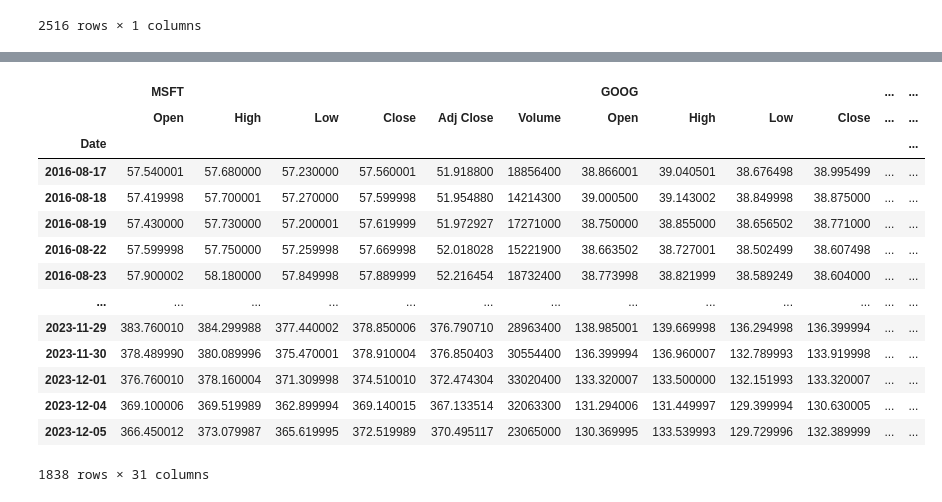
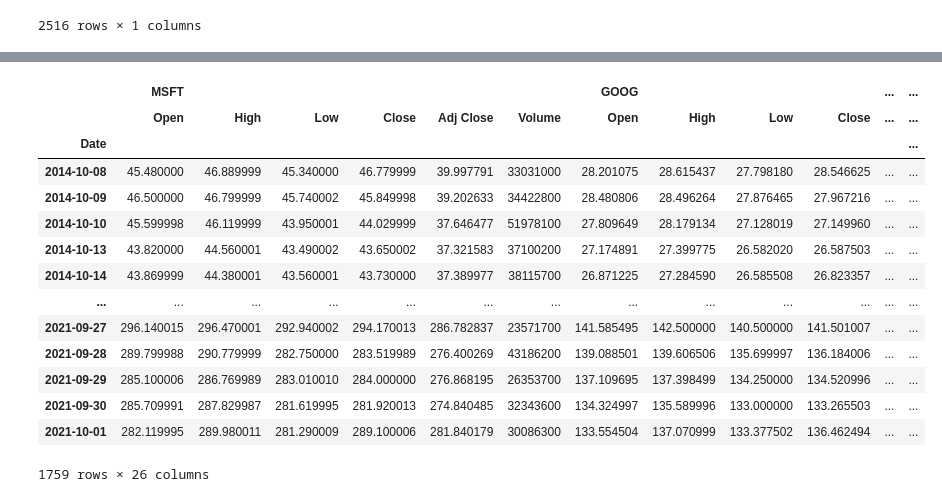
Before and after one commit to KingCam12/Project1_Group3, a Jupyter notebook: project1_group3.ipynb, the cells around one changed output, grey strips where cells are left out. Saved outputs shown, nothing was run; the diff lists cells and outputs as text; code cells hidden in the pictures.

```diff
--- a/project1_group3.ipynb
+++ b/project1_group3.ipynb
@@ -10,19 +10,17 @@ from datetime import datetime
 from pathlib import Path
 # %%
 # Import Data
-microsoft_path = Path("Resources/MSFT_daily_data.csv")
+microsoft_path = Path("Resources/MSFT.csv")
 google_path = Path("Resources/GOOG.csv")
-dell_path = Path("Resources/DELL_daily_data.csv")
-ibm_path = Path("Resources/IBM_daily_data.csv")
-intel_path = Path("Resources/INTC_daily_data.csv")
-sp500_path = Path("Resources/sp500_index.csv")
+apple_path = Path("Resources/AAPL.csv")
+facebook_path = Path("Resources/FB.csv")
+sp500_path = Path("Resources/sp500.csv")
 # %%
 # Read stock data and index by date
 microsoft_data = pd.read_csv(microsoft_path, index_col="Date", parse_dates=True)
 google_data = pd.read_csv(google_path, index_col="Date", parse_dates=True)
-dell_data = pd.read_csv(dell_path, index_col="Date", parse_dates=True)
-ibm_data = pd.read_csv(ibm_path, index_col="Date", parse_dates=True)
-intel_data = pd.read_csv(intel_path, index_col="Date", parse_dates=True)
+apple_data = pd.read_csv(apple_path, index_col="Date", parse_dates=True)
+facebook_data = pd.read_csv(facebook_path, index_col="Date", parse_dates=True)
 sp500_data = pd.read_csv(sp500_path, index_col="Date", parse_dates=True)
 # %%
 # Sample of microsoft data
@@ -135,20 +121,20 @@ sp500_data
 # %%
 # Join by Columns and add stock tocker as the key
-joined_data_cols = pd.concat([microsoft_data, google_data, dell_data, ibm_data, intel_data, sp500_data], axis="columns", join="inner", keys=["MSFT", "GOOG", "DELL", "IBM", "INTC", "SP500"])
+joined_data_cols = pd.concat([microsoft_data, google_data, apple_data, facebook_data, sp500_data], axis="columns", join="inner", keys=["MSFT", "GOOG", "FB", "AAPL", "SP500"])
 joined_data_cols
 # %% [output]
 |  | MSFT |  |  |  |  |  | GOOG |  |  |  | ... | ... |
 |  | Open | High | Low | Close | Adj Close | Volume | Open | High | Low | Close | ... | ... |
 | Date |  |  |  |  |  |  |  |  |  |  |  | ... |
-| 2016-08-17 | 57.540001 | 57.680000 | 57.230000 | 57.560001 | 51.918800 | 18856400 | 38.866001 | 39.040501 | 38.676498 | 38.995499 | ... | ... |
-| 2016-08-18 | 57.419998 | 57.700001 | 57.270000 | 57.599998 | 51.954880 | 14214300 | 39.000500 | 39.143002 | 38.849998 | 38.875000 | ... | ... |
-| 2016-08-19 | 57.430000 | 57.730000 | 57.200001 | 57.619999 | 51.972927 | 17271000 | 38.750000 | 38.855000 | 38.656502 | 38.771000 | ... | ... |
-| 2016-08-22 | 57.599998 | 57.750000 | 57.259998 | 57.669998 | 52.018028 | 15221900 | 38.663502 | 38.727001 | 38.502499 | 38.607498 | ... | ... |
-| 2016-08-23 | 57.900002 | 58.180000 | 57.849998 | 57.889999 | 52.216454 | 18732400 | 38.773998 | 38.821999 | 38.589249 | 38.604000 | ... | ... |
+| 2014-10-08 | 45.480000 | 46.889999 | 45.340000 | 46.779999 | 39.997791 | 33031000 | 28.201075 | 28.615437 | 27.798180 | 28.546625 | ... | ... |
+| 2014-10-09 | 46.500000 | 46.799999 | 45.740002 | 45.849998 | 39.202633 | 34422800 | 28.480806 | 28.496264 | 27.876465 | 27.967216 | ... | ... |
+| 2014-10-10 | 45.599998 | 46.119999 | 43.950001 | 44.029999 | 37.646477 | 51978100 | 27.809649 | 28.179134 | 27.128019 | 27.149960 | ... | ... |
+| 2014-10-13 | 43.820000 | 44.560001 | 43.490002 | 43.650002 | 37.321583 | 37100200 | 27.174891 | 27.399775 | 26.582020 | 26.587503 | ... | ... |
+| 2014-10-14 | 43.869999 | 44.380001 | 43.560001 | 43.730000 | 37.389977 | 38115700 | 26.871225 | 27.284590 | 26.585508 | 26.823357 | ... | ... |
 | ... | ... | ... | ... | ... | ... | ... | ... | ... | ... | ... | ... | ... |
-| 2023-11-29 | 383.760010 | 384.299988 | 377.440002 | 378.850006 | 376.790710 | 28963400 | 138.985001 | 139.669998 | 136.294998 | 136.399994 | ... | ... |
-| 2023-11-30 | 378.489990 | 380.089996 | 375.470001 | 378.910004 | 376.850403 | 30554400 | 136.399994 | 136.960007 | 132.789993 | 133.919998 | ... | ... |
-| 2023-12-01 | 376.760010 | 378.160004 | 371.309998 | 374.510010 | 372.474304 | 33020400 | 133.320007 | 133.500000 | 132.151993 | 133.320007 | ... | ... |
-| 2023-12-04 | 369.100006 | 369.519989 | 362.899994 | 369.140015 | 367.133514 | 32063300 | 131.294006 | 131.449997 | 129.399994 | 130.630005 | ... | ... |
-| 2023-12-05 | 366.450012 | 373.079987 | 365.619995 | 372.519989 | 370.495117 | 23065000 | 130.369995 | 133.539993 | 129.729996 | 132.389999 | ... | ... |
+| 2021-09-27 | 296.140015 | 296.470001 | 292.940002 | 294.170013 | 286.782837 | 23571700 | 141.585495 | 142.500000 | 140.500000 | 141.501007 | ... | ... |
+| 2021-09-28 | 289.799988 | 290.779999 | 282.750000 | 283.519989 | 276.400269 | 43186200 | 139.088501 | 139.606506 | 135.699997 | 136.184006 | ... | ... |
+| 2021-09-29 | 285.100006 | 286.769989 | 283.010010 | 284.000000 | 276.868195 | 26353700 | 137.109695 | 137.398499 | 134.250000 | 134.520996 | ... | ... |
+| 2021-09-30 | 285.709991 | 287.829987 | 281.619995 | 281.920013 | 274.840485 | 32343600 | 134.324997 | 135.589996 | 133.000000 | 133.265503 | ... | ... |
+| 2021-10-01 | 282.119995 | 289.980011 | 281.290009 | 289.100006 | 281.840179 | 30086300 | 133.554504 | 137.070999 | 133.377502 | 136.462494 | ... | ... |
-1838 rows × 31 columns
+1759 rows × 26 columns
```
Also changed, not shown: parts of 8 cells of this notebook, 8 other files.
